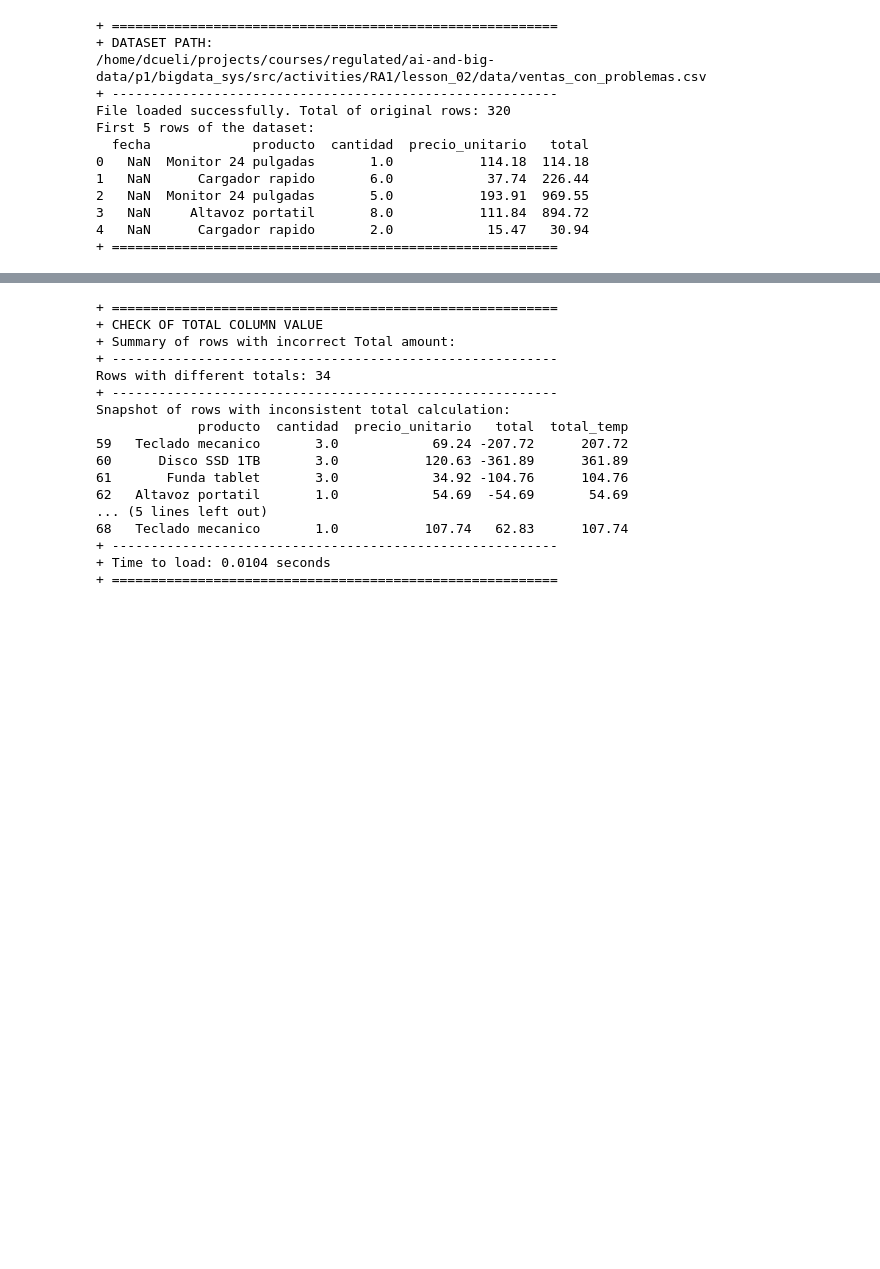
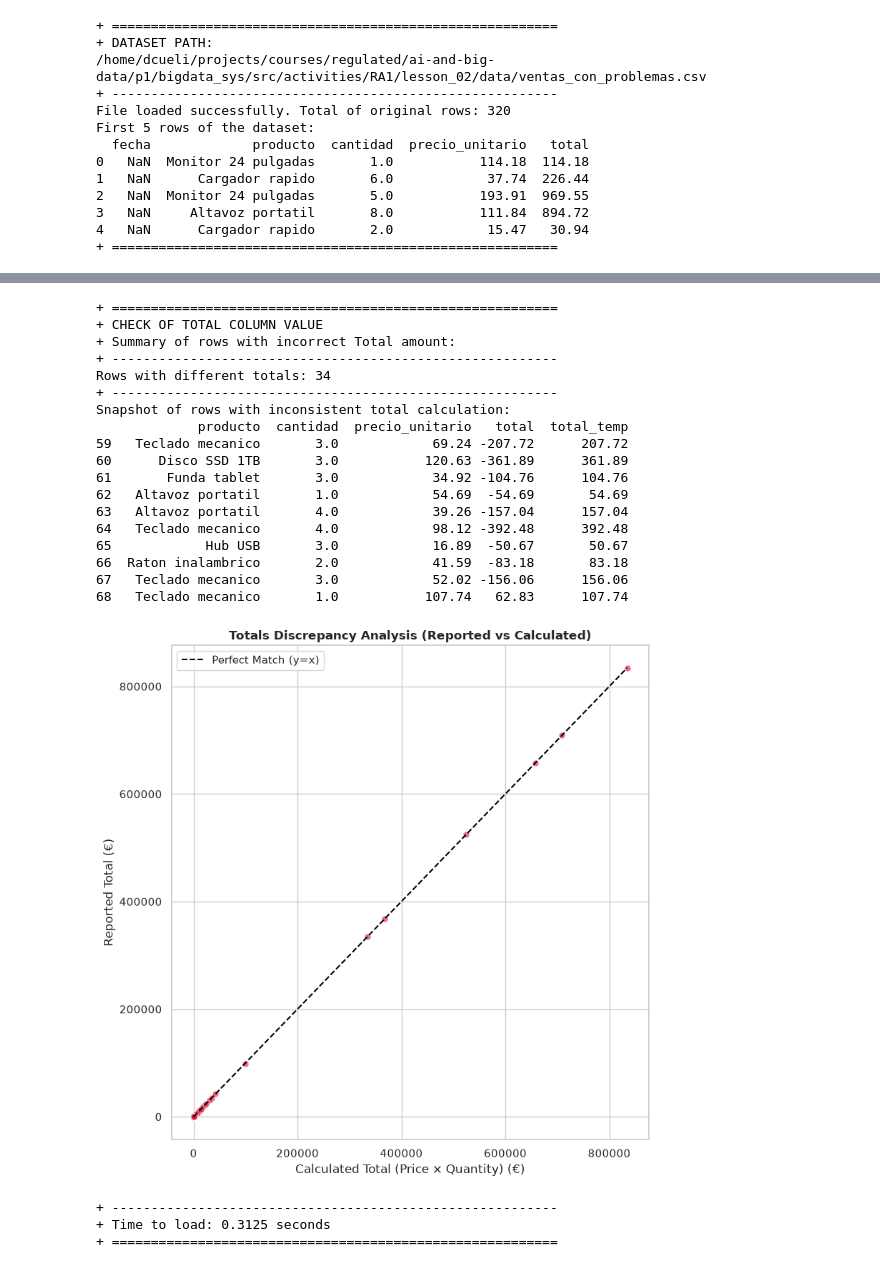
Before and after one commit to dcueli-com/bigdata_sys, a Jupyter notebook: src/activities/RA1/lesson_02/notebooks/2_5_1_analysing_dataset.ipynb, the cells around one changed output, grey strips where cells are left out. Saved outputs shown, nothing was run; the diff lists cells and outputs as text; code cells hidden in the pictures; blank space fills up the shorter version.

```diff
--- a/src/activities/RA1/lesson_02/notebooks/2_5_1_analysing_dataset.ipynb
+++ b/src/activities/RA1/lesson_02/notebooks/2_5_1_analysing_dataset.ipynb
@@ -252,6 +263,6 @@ Snapshot of duplicated rows: (12)
 + =========================================================
 # %%
-# DATA CLEANING
+# DATA ANALYSIS
 # =============
 # 4. CHECK OF TOTAL COLUMN VALUE
 # ------------------------------
@@ -261,52 +272,59 @@ tInit: float = time.time()
 # ----------------------
 # Convert columns to numeric and check for negative or zero values
 #
-# @param pd.DataFrame pPf The pandas dataframe to check
+# @param pd.DataFrame pDf The pandas dataframe to check
 # @return None
-def CheckTotalColumnValues(pPf: pd.DataFrame) -> None:
+def CheckTotalColumnValues(pDf: pd.DataFrame) -> None:
   # Ensure numeric conversion
-  pPf['cantidad'] = pd.to_numeric(pPf['cantidad'], errors='coerce')
-  pPf['precio_unitario'] = pd.to_numeric(pPf['precio_unitario'], errors='coerce')
-  pPf['total'] = pd.to_numeric(pPf['total'], errors='coerce')
+  pDf['cantidad'] = pd.to_numeric(pDf['cantidad'], errors='coerce')
+  pDf['precio_unitario'] = pd.to_numeric(pDf['precio_unitario'], errors='coerce')
+  pDf['total'] = pd.to_numeric(pDf['total'], errors='coerce')
 
   # Get the expected Total
-  pPf['total_temp'] = pPf['cantidad'] * pPf['precio_unitario']
+  pDf['total_temp'] = pDf['cantidad'] * pDf['precio_unitario']
 
   # Filter rows where both total amountnot do not match (using np.isclose with tolerance of 0.01)
   # Only check rows where any columns are null
-  maskNoNull = pPf['cantidad'].notna() & pPf['precio_unitario'].notna() & pPf['total'].notna()
-  inconsistencies = pPf[maskNoNull & (~np.isclose(pPf['total_temp'], pPf['total'], atol=0.01))]
+  maskNoNull = pDf['cantidad'].notna() & pDf['precio_unitario'].notna() & pDf['total'].notna()
+  inconsistencies = pDf[maskNoNull & (~np.isclose(pDf['total_temp'], pDf['total'], atol=0.01))]
 
   print(f"Rows with different totals: {len(inconsistencies)}")
-  hlp.SectionBreak(0,0)
+  csl.SectionBreak(0,0)
   print("Snapshot of rows with inconsistent total calculation:")
   print(inconsistencies[['producto', 'cantidad', 'precio_unitario', 'total', 'total_temp']].head(10))
 
-hlp.SectionBegin("CHECK OF TOTAL COLUMN VALUE", 0)
+  cht.TotalsDiscrepancyCht(pDf)
+
+csl.SectionBegin("CHECK OF TOTAL COLUMN VALUE", 0)
 print("+ Summary of rows with incorrect Total amount:")
-hlp.SectionBreak(0,0)
+csl.SectionBreak(0,0)
 CheckTotalColumnValues(df)
-hlp.SectionBreak(0,0)
+csl.SectionBreak(0,0)
 
 tEnd: float = time.time()
 print(f"+ Time to load: {tEnd - tInit:.4f} seconds")
-hlp.SectionEnd(0)
+csl.SectionEnd(0)
 # %% [output]
 + =========================================================
 + CHECK OF TOTAL COLUMN VALUE
 + Summary of rows with incorrect Total amount:
 + ---------------------------------------------------------
 Rows with different totals: 34
 + ---------------------------------------------------------
 Snapshot of rows with inconsistent total calculation:
              producto  cantidad  precio_unitario   total  total_temp
 59   Teclado mecanico       3.0            69.24 -207.72      207.72
 60      Disco SSD 1TB       3.0           120.63 -361.89      361.89
 61       Funda tablet       3.0            34.92 -104.76      104.76
 62   Altavoz portatil       1.0            54.69  -54.69       54.69
-... (5 lines left out)
+63   Altavoz portatil       4.0            39.26 -157.04      157.04
+64   Teclado mecanico       4.0            98.12 -392.48      392.48
+65            Hub USB       3.0            16.89  -50.67       50.67
+66  Raton inalambrico       2.0            41.59  -83.18       83.18
+67   Teclado mecanico       3.0            52.02 -156.06      156.06
 68   Teclado mecanico       1.0           107.74   62.83      107.74
-+ ---------------------------------------------------------
-+ Time to load: 0.0104 seconds
-+ =========================================================
+[figure, added]
++ ---------------------------------------------------------
++ Time to load: 0.3125 seconds
++ =========================================================
 # %%
```
Also changed, not shown: parts of 8 cells of this notebook, 6 other files.
